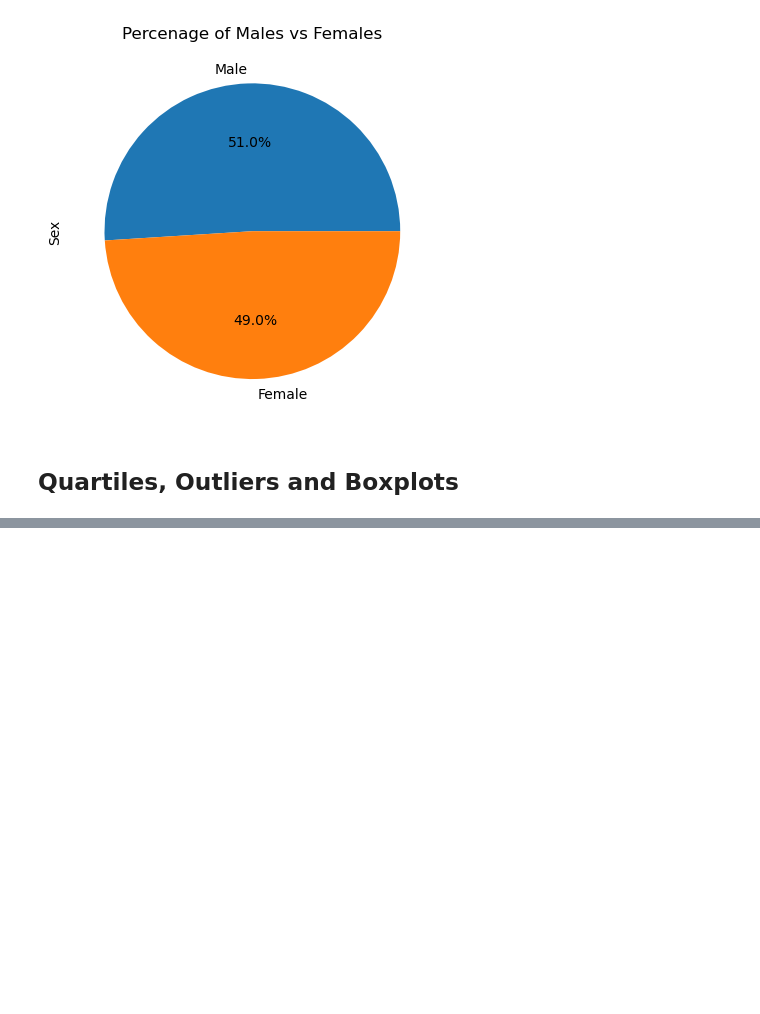
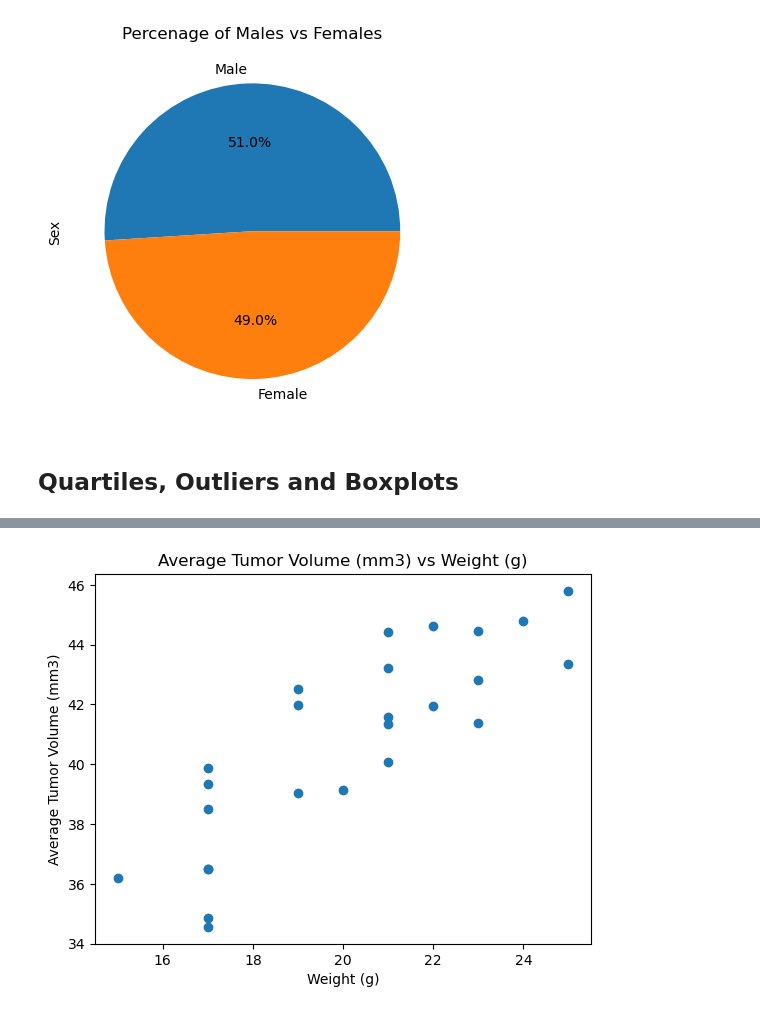
Before and after one commit to Hensonkk/Module-5-Challenge, a Jupyter notebook: Pymaceuticals/Pymaceuticals.ipynb, the cells around one changed output, grey strips where cells are left out. Saved outputs shown, nothing was run; the diff lists cells and outputs as text; code cells hidden in the pictures; blank space fills up the shorter version.

```diff
--- a/Pymaceuticals/Pymaceuticals.ipynb
+++ b/Pymaceuticals/Pymaceuticals.ipynb
@@ -196,0 +228,14 @@ TypeError: You have to supply one of 'by' and 'level'
+# %%
+# Generate a scatter plot of mouse weight vs. the average observed tumor volume for the entire Capomulin regimen
+capomulin_all = mouse_data_new[mouse_data_new["Drug Regimen"]== "Capomulin"]
+x_axis = capomulin_all.groupby(["Mouse ID"]).mean()
+x = x_axis["Weight (g)"]
+y = x_axis["Tumor Volume (mm3)"]
+
+plt.scatter(x, y)
+plt.title("Average Tumor Volume (mm3) vs Weight (g)")
+plt.xlabel("Weight (g)")
+plt.ylabel("Average Tumor Volume (mm3)")
+plt.show()
+# %% [output]
+[figure, added]
```
Also changed, not shown: parts of 7 cells of this notebook.
